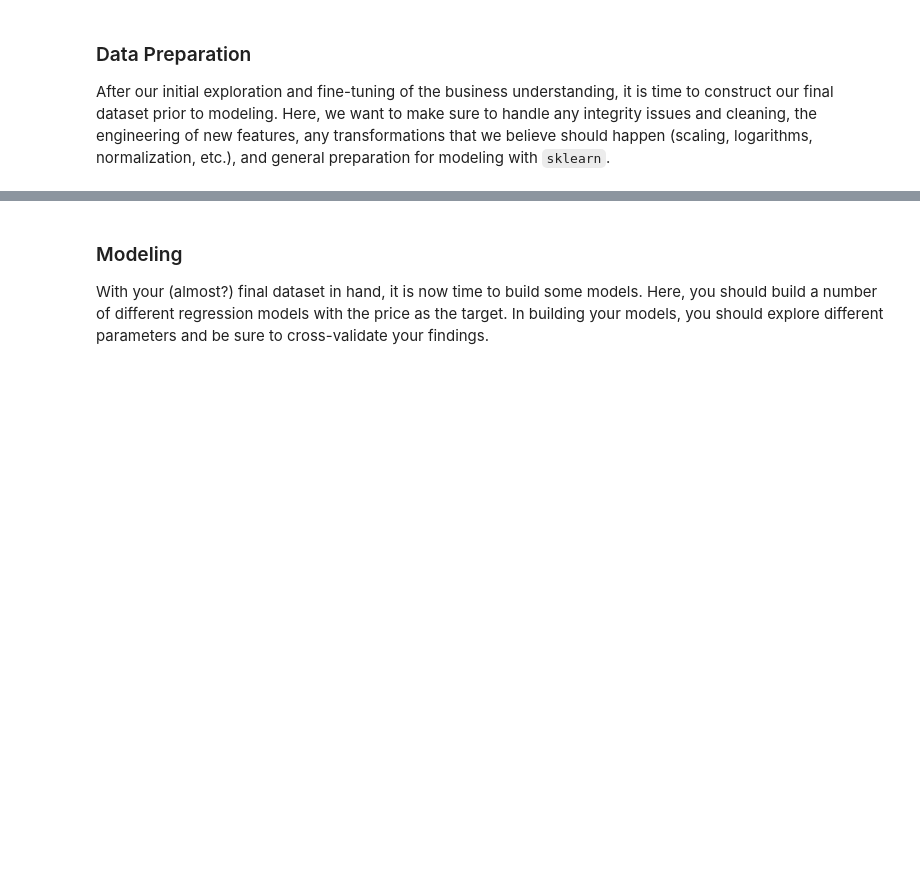
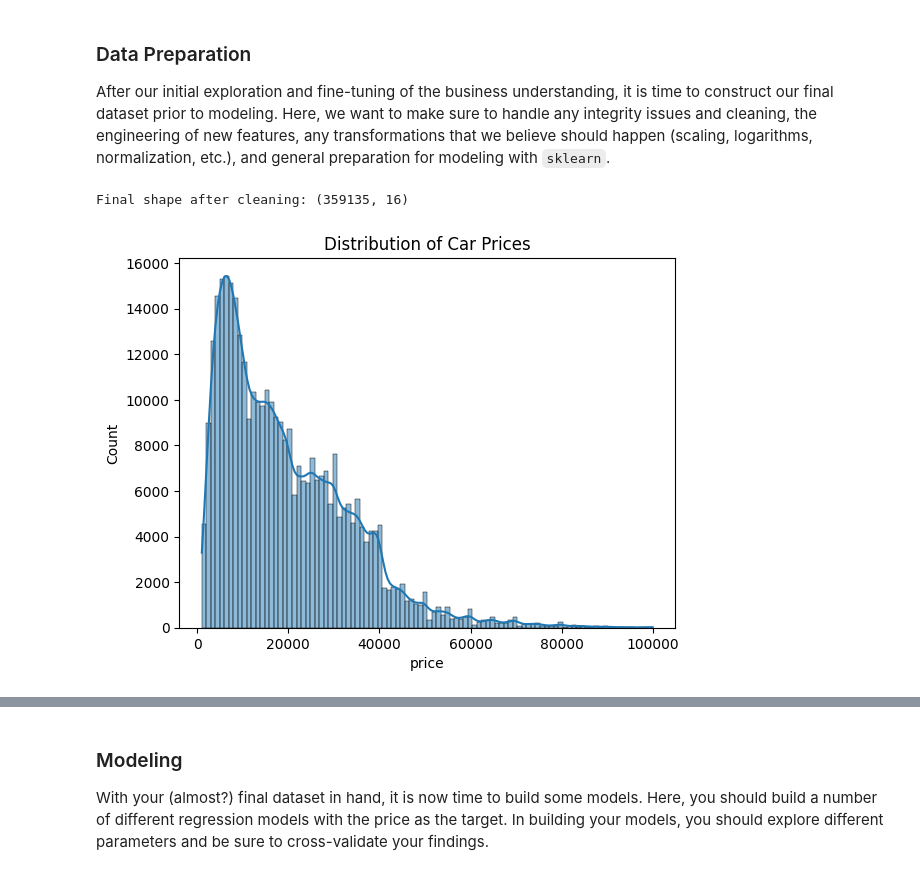
Before and after one commit to kimkok-UCBerkeleyHaas/Module-11_Assignment-11-1, a Jupyter notebook: Module-11_Assignment-11-1.ipynb, the cells around one changed output, grey strips where cells are left out. Drawn from its saved outputs; the diff is of its cells as text; code cells hidden in the pictures; blank space fills up the shorter version.

```diff
--- a/Module-11_Assignment-11-1.ipynb
+++ b/Module-11_Assignment-11-1.ipynb
@@ -93,3 +141,40 @@ None
 ### Data Preparation
 
 After our initial exploration and fine-tuning of the business understanding, it is time to construct our final dataset prior to modeling.  Here, we want to make sure to handle any integrity issues and cleaning, the engineering of new features, any transformations that we believe should happen (scaling, logarithms, normalization, etc.), and general preparation for modeling with `sklearn`.
+# %%
+## Data Preparation (Cleaning & Feature Engineering)
+# Make a copy
+df_clean = df.copy()
+
+# Drop irrelevant/high-missing columns
+cols_to_drop = ['id', 'url', 'region_url', 'image_url', 'description', 'VIN', 'size', 'county']
+df_clean = df_clean.drop(columns=[c for c in cols_to_drop if c in df_clean.columns])
+
+# Filter unrealistic prices and odometer
+df_clean = df_clean[(df_clean['price'] > 1000) & (df_clean['price'] < 100000)]
+df_clean = df_clean[(df_clean['odometer'] < 300000) & (df_clean['odometer'] > 0)]
+
+# Convert year to age
+df_clean['age'] = 2025 - df_clean['year']   # assuming current year ~2025
+
+# Handle missing values (simple strategy)
+df_clean['condition'] = df_clean['condition'].fillna('unknown')
+df_clean['cylinders'] = df_clean['cylinders'].fillna('unknown')
+df_clean['drive'] = df_clean['drive'].fillna('unknown')
+df_clean['fuel'] = df_clean['fuel'].fillna('other')
+
+# Drop remaining rows with critical missing values
+df_clean = df_clean.dropna(subset=['year', 'odometer', 'manufacturer'])
+
+print("Final shape after cleaning:", df_clean.shape)
+# %% [output]
+Final shape after cleaning: (359135, 16)
+# %%
+## Exploratory Data Analysis (EDA) + Visualizations
+
+# Price distribution
+sns.histplot(df_clean['price'], bins=100, kde=True)
+plt.title('Distribution of Car Prices')
+plt.show()
+# %% [output]
+[figure, added]
```
Also changed, not shown: parts of 11 cells of this notebook.
